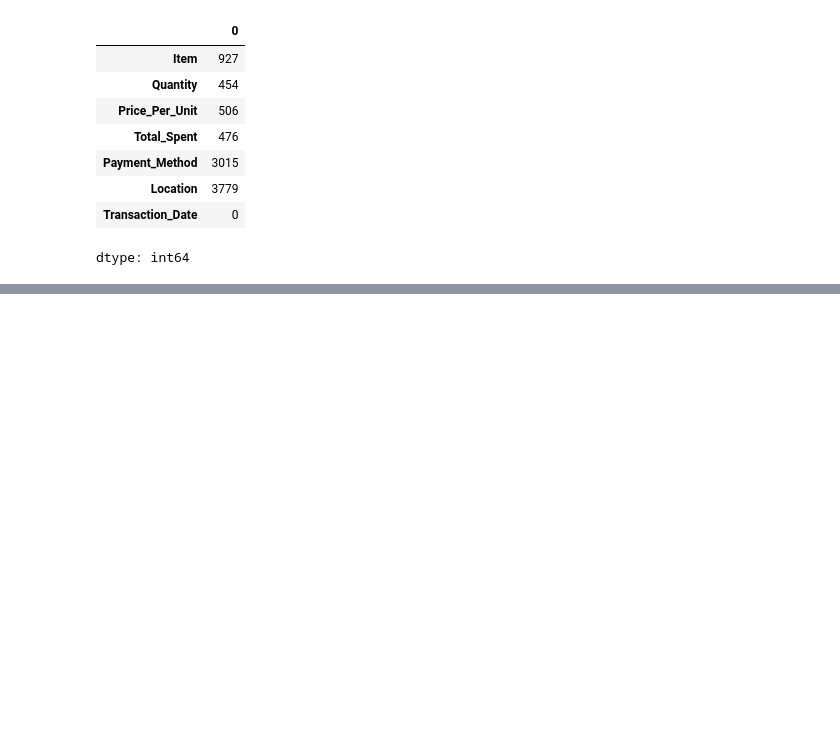
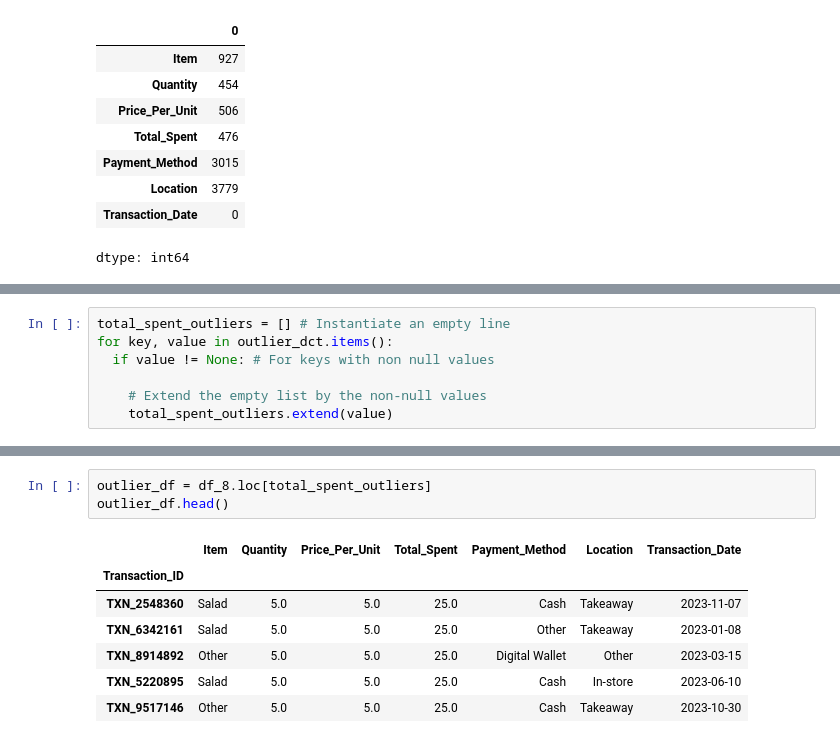
Before and after one commit to Just-Aymz/Cafe-Sales, a Jupyter notebook: Data_Processing/Exploratory_Data_Analysis.ipynb, the cells around one changed output, grey strips where cells are left out. Saved outputs shown, nothing was run; the diff lists cells and outputs as text; blank space fills up the shorter version.

```diff
--- a/Data_Processing/Exploratory_Data_Analysis.ipynb
+++ b/Data_Processing/Exploratory_Data_Analysis.ipynb
@@ -405,0 +437,7 @@ Name: count, dtype: int64
+# %%
+total_spent_outliers = [] # Instantiate an empty line
+for key, value in outlier_dct.items():
+  if value != None: # For keys with non null values
+
+    # Extend the empty list by the non-null values
+    total_spent_outliers.extend(value)
@@ -405,0 +456,11 @@ Name: count, dtype: int64
+# %%
+outlier_df = df_8.loc[total_spent_outliers]
+outlier_df.head()
+# %% [output]
+|  | Item | Quantity | Price_Per_Unit | Total_Spent | Payment_Method | Location | Transaction_Date |
+| Transaction_ID |  |  |  |  |  |  |  |
+| TXN_2548360 | Salad | 5.0 | 5.0 | 25.0 | Cash | Takeaway | 2023-11-07 |
+| TXN_6342161 | Salad | 5.0 | 5.0 | 25.0 | Other | Takeaway | 2023-01-08 |
+| TXN_8914892 | Other | 5.0 | 5.0 | 25.0 | Digital Wallet | Other | 2023-03-15 |
+| TXN_5220895 | Salad | 5.0 | 5.0 | 25.0 | Cash | In-store | 2023-06-10 |
+| TXN_9517146 | Other | 5.0 | 5.0 | 25.0 | Cash | Takeaway | 2023-10-30 |
```
Also changed, not shown: parts of 16 cells of this notebook.
